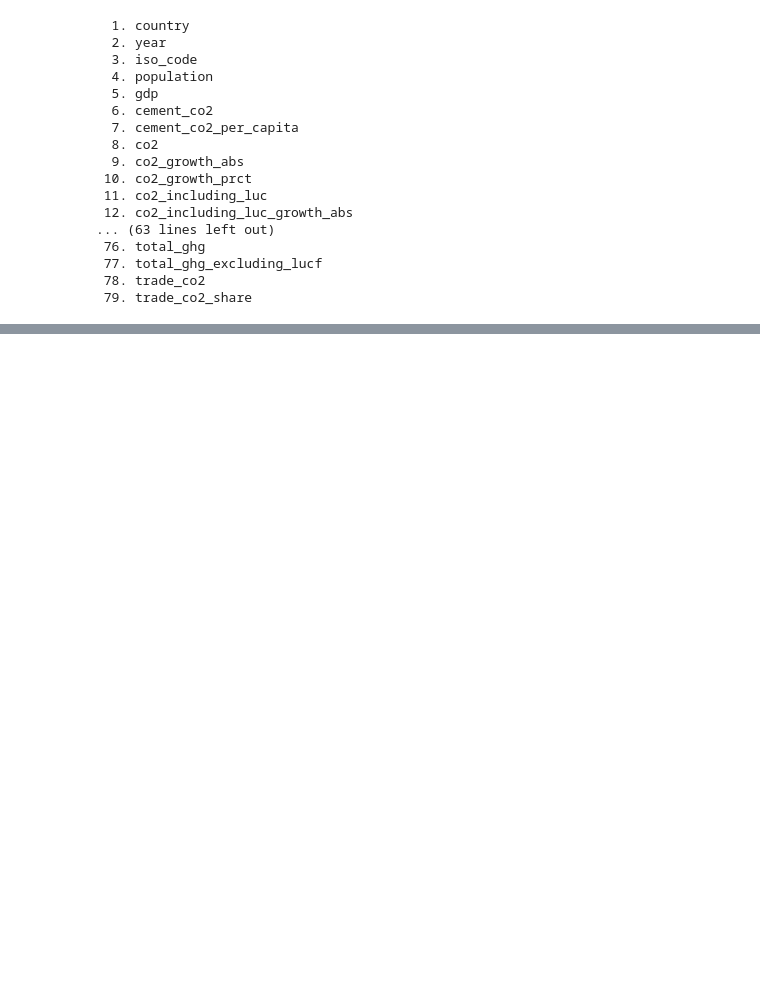
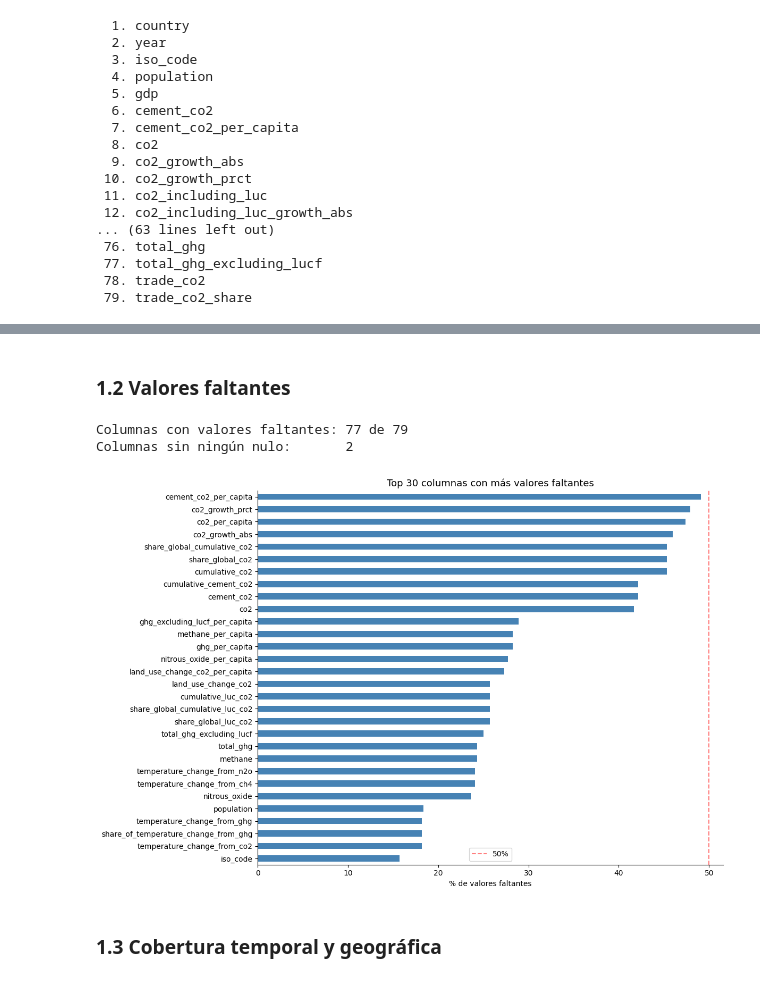
Before and after one commit to RamonEppens/Analisis_Predictivo_Co2, a Jupyter notebook: notebooks/Examen1-AnálisisPredictivo.ipynb, the cells around one changed output, grey strips where cells are left out. Cells and saved outputs as stored; diff of their text form; code cells hidden in the pictures; blank space fills up the shorter version.

```diff
--- a/notebooks/Examen1-AnálisisPredictivo.ipynb
+++ b/notebooks/Examen1-AnálisisPredictivo.ipynb
@@ -83,0 +139,26 @@ for i, col in enumerate(df.columns):
+# %% [markdown]
+### 1.2 Valores faltantes
+# %%
+# === VALORES FALTANTES ===
+# Calcular % de nulos por columna
+missing = (df.isnull().sum() / len(df) * 100).sort_values(ascending=False)
+missing = missing[missing > 0]  # Solo columnas con al menos un nulo
+
+print(f"Columnas con valores faltantes: {len(missing)} de {df.shape[1]}")
+print(f"Columnas sin ningún nulo:       {df.shape[1] - len(missing)}\n")
+
+# Graficar las 30 columnas con más nulos
+fig, ax = plt.subplots(figsize=(12, 8))
+missing.sort_values(ascending=True).head(30).plot(kind='barh', ax=ax, color='steelblue')
+ax.set_xlabel('% de valores faltantes')
+ax.set_title('Top 30 columnas con más valores faltantes', fontsize=13)
+ax.axvline(x=50, color='red', linestyle='--', alpha=0.5, label='50%')
+ax.legend()
+plt.tight_layout()
+plt.show()
+# %% [output]
+Columnas con valores faltantes: 77 de 79
+Columnas sin ningún nulo:       2
+[figure, added]
+# %% [markdown]
+### 1.3 Cobertura temporal y geográfica
```
Also changed, not shown: parts of 13 cells of this notebook.
